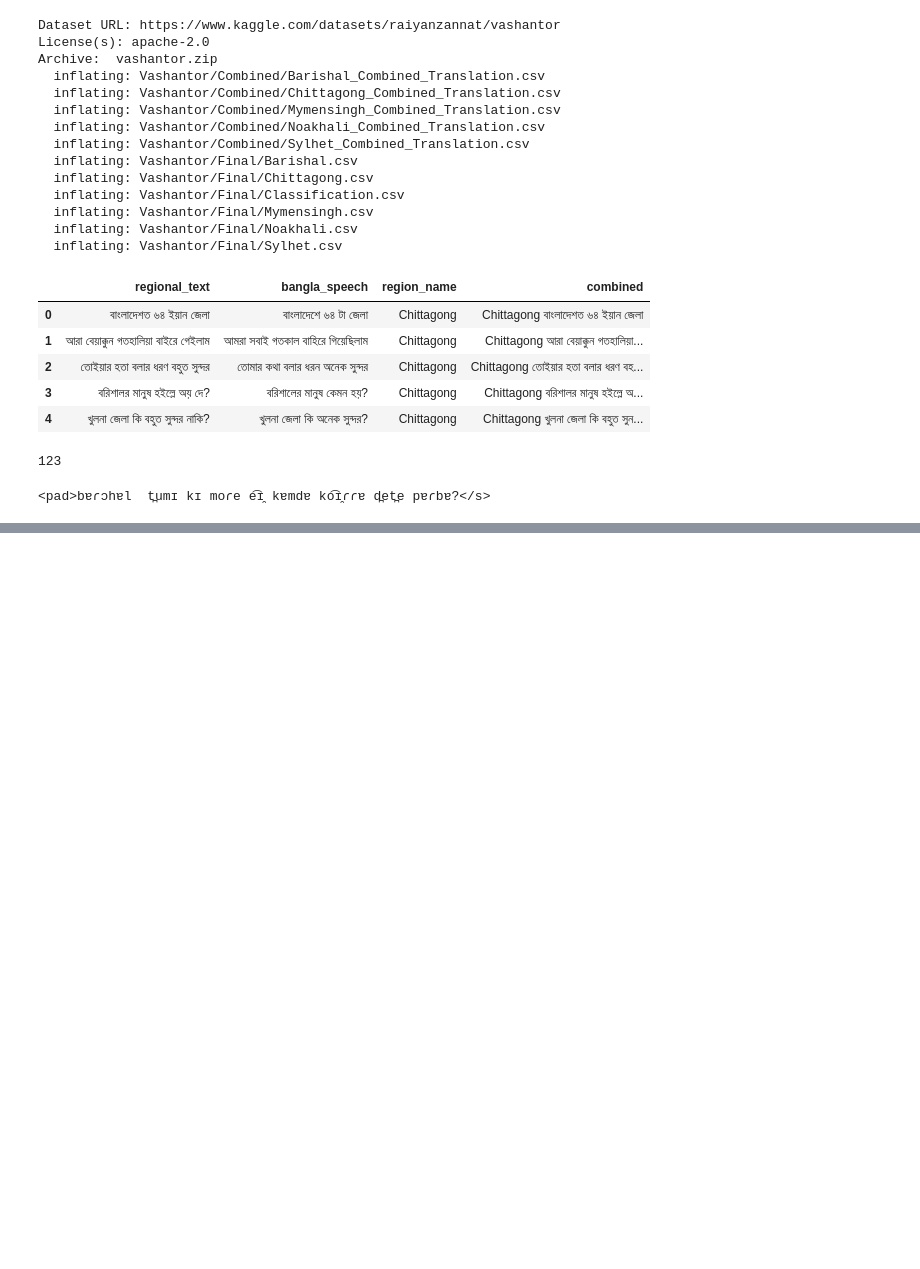
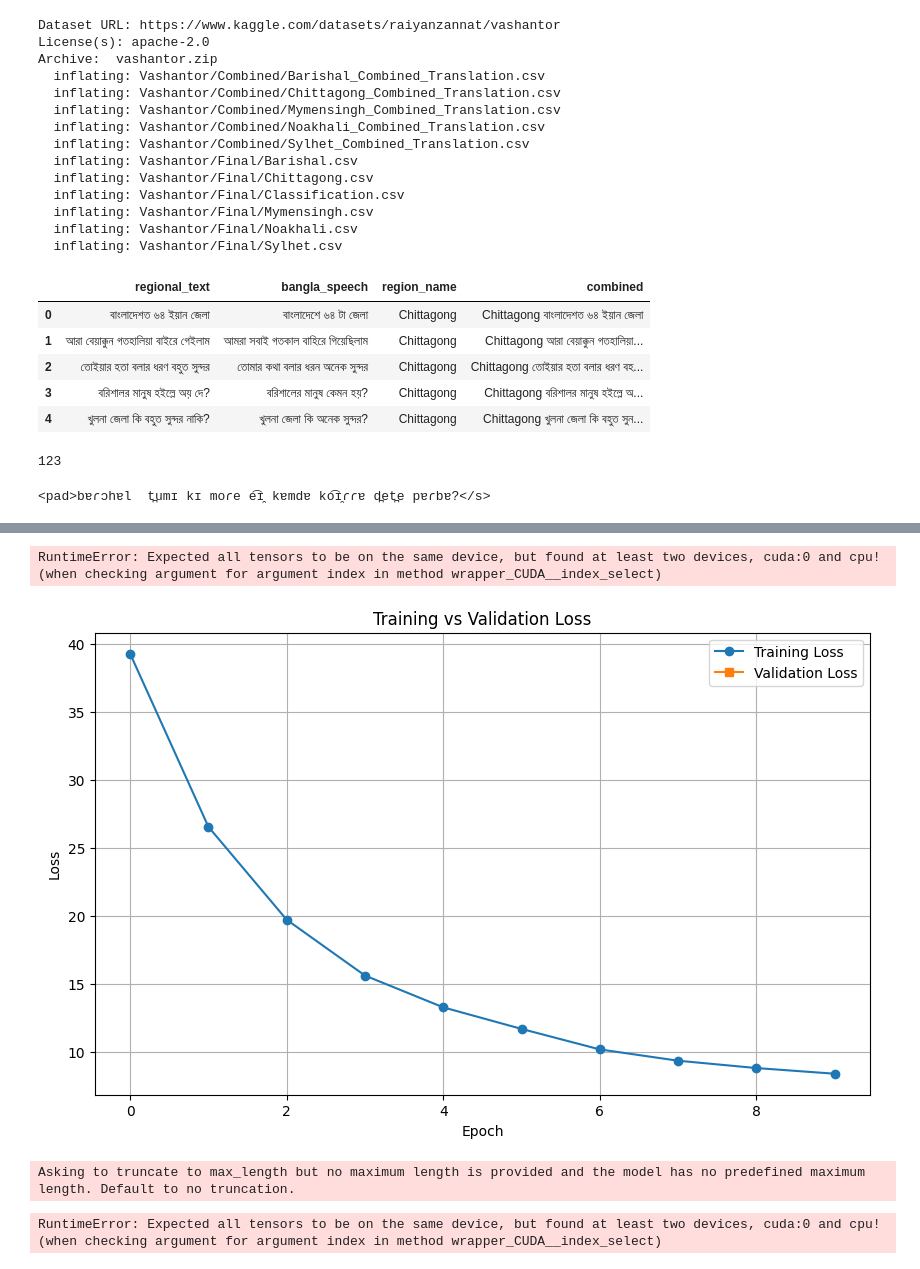
Before and after one commit to farhanarrafi/proto-language-reconstruction-using-bengali-dialects, a Jupyter notebook: colab/Proto_language_reconstruction.ipynb, the cells around one changed output, grey strips where cells are left out. Cells and saved outputs as stored; diff of their text form; code cells hidden in the pictures; blank space fills up the shorter version.

Commit message:
Added machine learning model

```diff
--- a/colab/Proto_language_reconstruction.ipynb
+++ b/colab/Proto_language_reconstruction.ipynb
@@ -208,0 +279,28 @@ vashantor_sylhet = pd.read_csv('vashantor_noakhali_ipa_with_bangla_ipa.csv')
+# %%
+# Split into train/test (90/10)
+split = dataset.train_test_split(test_size=0.1, seed=11)
+train_dataset = split["train"]
+eval_dataset = split["test"]
+# %%
+# TrainingArguments
+training_args = TrainingArguments(
+    output_dir="t5-pie",
+    logging_strategy="epoch",
+    save_strategy="epoch",
+    per_device_train_batch_size=4,
+    per_device_eval_batch_size=4,
+    num_train_epochs=10,
+    save_total_limit=2,
+    logging_dir="logs",
+    report_to="none",  # turn off W&B
+)
+
+# Trainer
+trainer = Trainer(
+    model=model,
+    args=training_args,
+    train_dataset=train_dataset,
+    eval_dataset=eval_dataset,
+)
+# %%
+train_result = trainer.train()
@@ -208,0 +320,45 @@ vashantor_sylhet = pd.read_csv('vashantor_noakhali_ipa_with_bangla_ipa.csv')
+# %%
+def predict_proto(word_row):
+    input_str = generate_input(word_row)
+    inputs = tokenizer(input_str, return_tensors="pt", truncation=True, padding=True)
+    output_ids = model.generate(**inputs, max_length=32).to(device)
+    return tokenizer.decode(output_ids[0], skip_special_tokens=True)
+
+sample = bangla_w_pie_root.iloc[0]
+print("Predicted PIE root:", predict_proto(sample))
+print("Gold PIE root:", sample["PIE_root"])
+# %% [output]
+RuntimeError: Expected all tensors to be on the same device, but found at least two devices, cuda:0 and cpu! (when checking argument for argument index in method wrapper_CUDA__index_select)
+# %%
+logs = trainer.state.log_history
+train_loss = [log["loss"] for log in logs if "loss" in log]
+eval_loss = [log["eval_loss"] for log in logs if "eval_loss" in log]
+# %%
+plt.figure(figsize=(10, 6))
+plt.plot(train_loss, label="Training Loss", marker='o')
+plt.plot(eval_loss, label="Validation Loss", marker='s')
+plt.xlabel("Epoch")
+plt.ylabel("Loss")
+plt.title("Training vs Validation Loss")
+plt.legend()
+plt.grid(True)
+plt.show()
+# %% [output]
+[figure, added]
+# %%
+def get_predictions(dataset):
+    predictions = []
+    references = []
+    for row in dataset:
+        input_str = row["input_text"]
+        inputs = tokenizer(input_str, return_tensors="pt", truncation=True)
+        output_ids = model.generate(**inputs, max_length=32)
+        prediction = tokenizer.decode(output_ids[0], skip_special_tokens=True)
+        predictions.append(prediction)
+        references.append(row["target_text"])
+    return predictions, references
+
+preds, refs = get_predictions(eval_dataset)
+# %% [output]
+Asking to truncate to max_length but no maximum length is provided and the model has no predefined maximum length. Default to no truncation.
+RuntimeError: Expected all tensors to be on the same device, but found at least two devices, cuda:0 and cpu! (when checking argument for argument index in method wrapper_CUDA__index_select)
```
Also changed, not shown: parts of 13 cells of this notebook.
